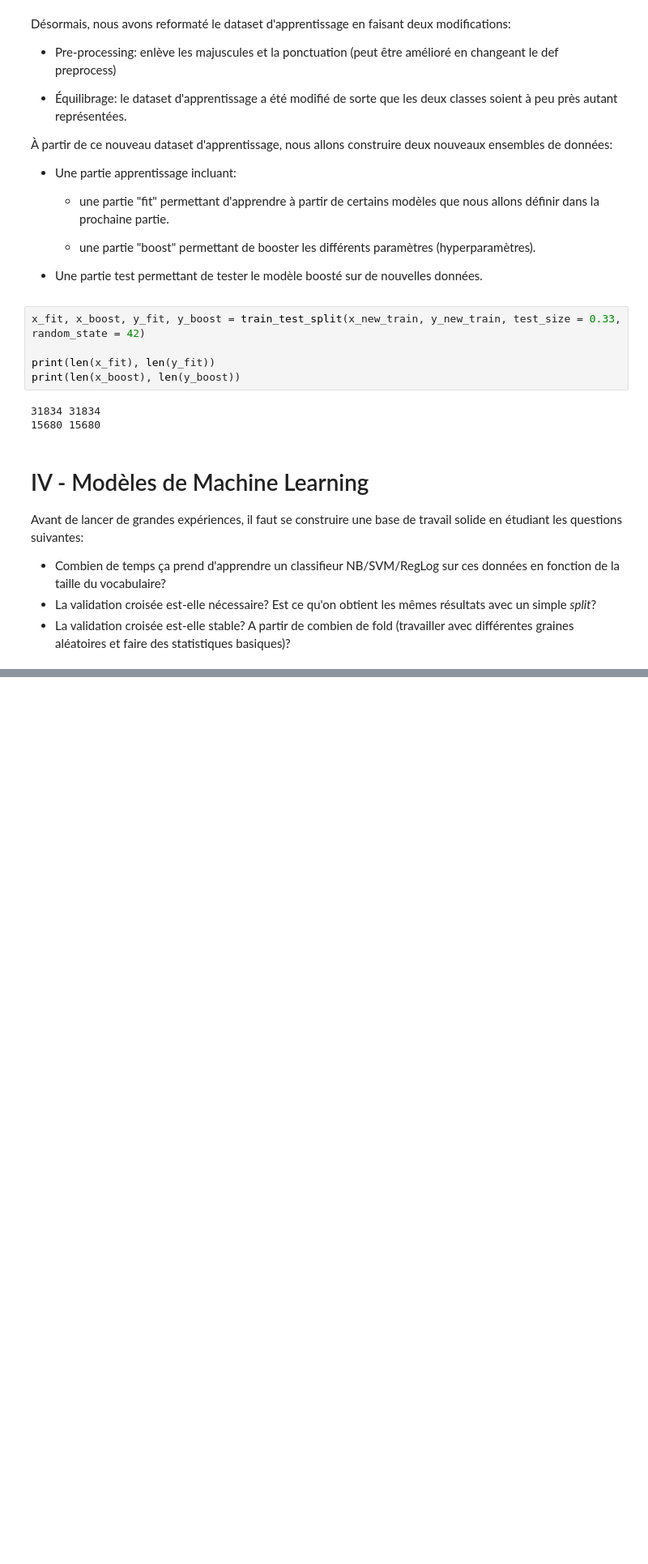
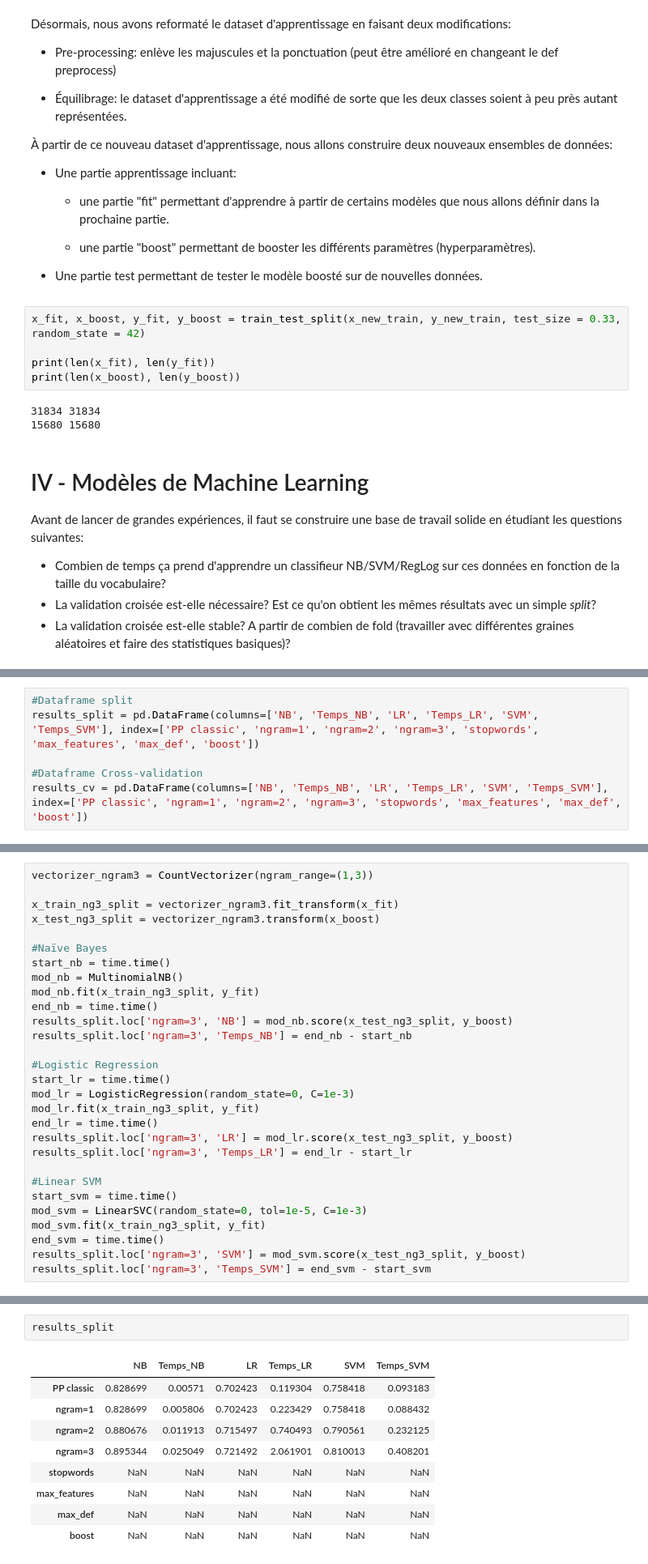
Before and after one commit to lucagortana/NLP-project, a Jupyter notebook: NLP_speech_project.ipynb, the cells around one changed output, grey strips where cells are left out. Shown at 81% size. Saved outputs shown, nothing was run; the diff lists cells and outputs as text; blank space fills up the shorter version.

```diff
--- a/NLP_speech_project.ipynb
+++ b/NLP_speech_project.ipynb
@@ -468,0 +492,6 @@ Les techniques sur lesquelles nous travaillons étant sujettes au sur-apprentiss
+# %%
+#Dataframe split
+results_split = pd.DataFrame(columns=['NB', 'Temps_NB', 'LR', 'Temps_LR', 'SVM', 'Temps_SVM'], index=['PP classic', 'ngram=1', 'ngram=2', 'ngram=3', 'stopwords', 'max_features', 'max_def', 'boost'])
+
+#Dataframe Cross-validation
+results_cv = pd.DataFrame(columns=['NB', 'Temps_NB', 'LR', 'Temps_LR', 'SVM', 'Temps_SVM'], index=['PP classic', 'ngram=1', 'ngram=2', 'ngram=3', 'stopwords', 'max_features', 'max_def', 'boost'])
@@ -468,0 +666,29 @@ Les techniques sur lesquelles nous travaillons étant sujettes au sur-apprentiss
+# %%
+vectorizer_ngram3 = CountVectorizer(ngram_range=(1,3))
+
+x_train_ng3_split = vectorizer_ngram3.fit_transform(x_fit)
+x_test_ng3_split = vectorizer_ngram3.transform(x_boost)
+
+#Naïve Bayes
+start_nb = time.time()
+mod_nb = MultinomialNB()
+mod_nb.fit(x_train_ng3_split, y_fit)
+end_nb = time.time()
+results_split.loc['ngram=3', 'NB'] = mod_nb.score(x_test_ng3_split, y_boost)
+results_split.loc['ngram=3', 'Temps_NB'] = end_nb - start_nb
+
+#Logistic Regression
+start_lr = time.time()
+mod_lr = LogisticRegression(random_state=0, C=1e-3)
+mod_lr.fit(x_train_ng3_split, y_fit)
+end_lr = time.time()
+results_split.loc['ngram=3', 'LR'] = mod_lr.score(x_test_ng3_split, y_boost)
+results_split.loc['ngram=3', 'Temps_LR'] = end_lr - start_lr
+
+#Linear SVM
+start_svm = time.time()
+mod_svm = LinearSVC(random_state=0, tol=1e-5, C=1e-3)
+mod_svm.fit(x_train_ng3_split, y_fit)
+end_svm = time.time()
+results_split.loc['ngram=3', 'SVM'] = mod_svm.score(x_test_ng3_split, y_boost)
+results_split.loc['ngram=3', 'Temps_SVM'] = end_svm - start_svm
@@ -468,0 +718,12 @@ Les techniques sur lesquelles nous travaillons étant sujettes au sur-apprentiss
+# %%
+results_split
+# %% [output]
+|  | NB | Temps_NB | LR | Temps_LR | SVM | Temps_SVM |
+| PP classic | 0.828699 | 0.00571 | 0.702423 | 0.119304 | 0.758418 | 0.093183 |
+| ngram=1 | 0.828699 | 0.005806 | 0.702423 | 0.223429 | 0.758418 | 0.088432 |
+| ngram=2 | 0.880676 | 0.011913 | 0.715497 | 0.740493 | 0.790561 | 0.232125 |
+| ngram=3 | 0.895344 | 0.025049 | 0.721492 | 2.061901 | 0.810013 | 0.408201 |
+| stopwords | NaN | NaN | NaN | NaN | NaN | NaN |
+| max_features | NaN | NaN | NaN | NaN | NaN | NaN |
+| max_def | NaN | NaN | NaN | NaN | NaN | NaN |
+| boost | NaN | NaN | NaN | NaN | NaN | NaN |
```
Also changed, not shown: parts of 34 cells of this notebook.
